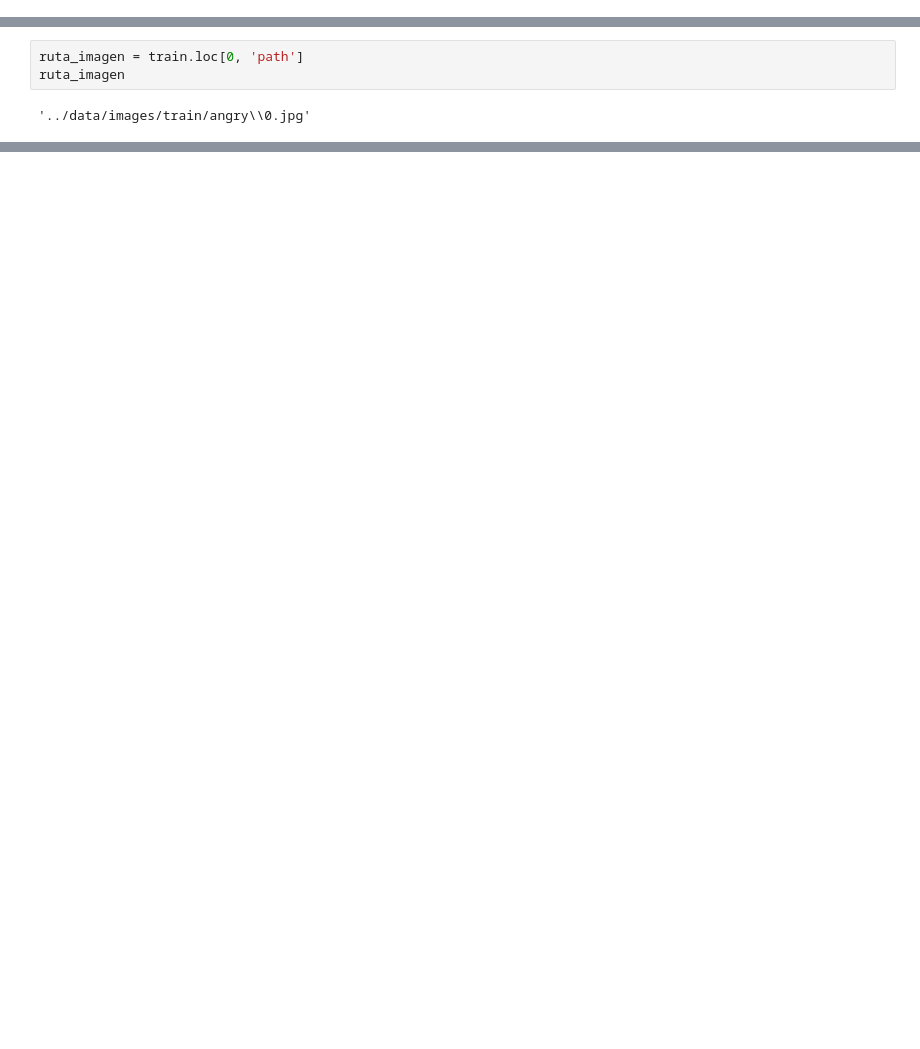
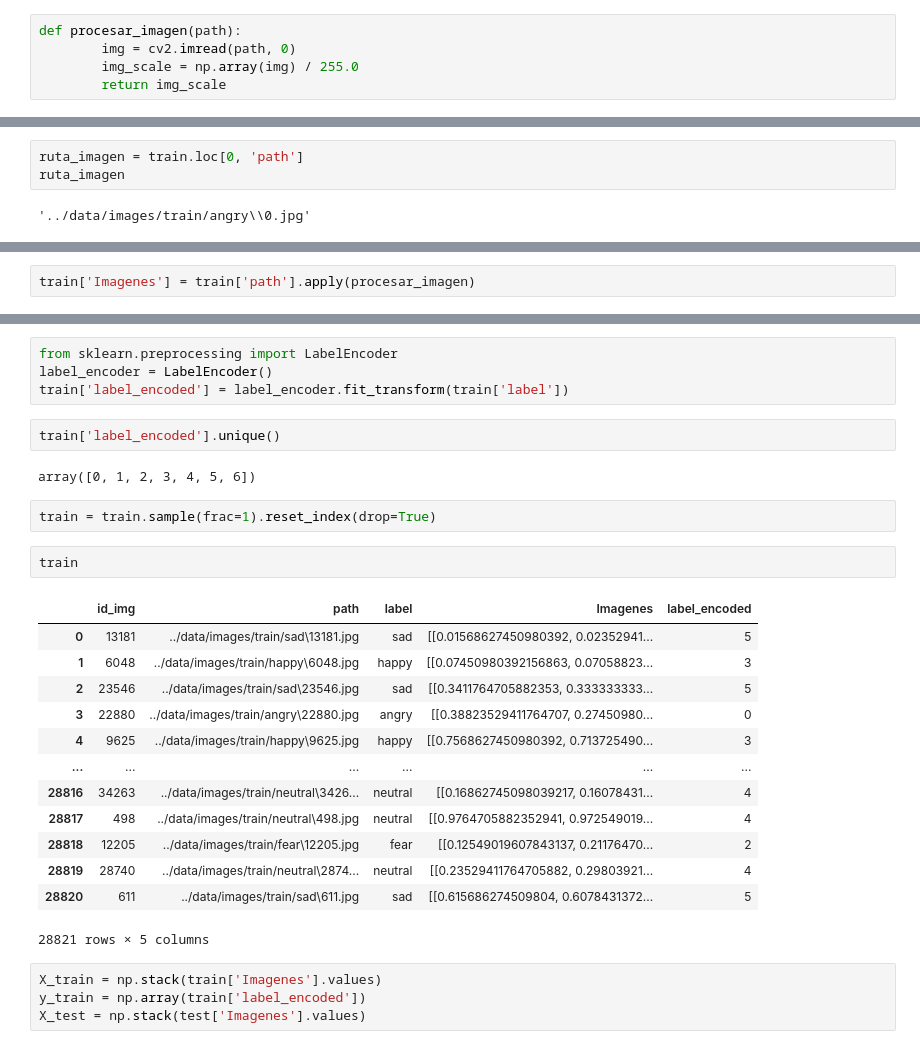
Before and after one commit to dardg24/EmoDecoder_Kaggle, a Jupyter notebook: data/borrador.ipynb, the cells around one changed output, grey strips where cells are left out. Saved outputs shown, nothing was run; the diff lists cells and outputs as text; blank space fills up the shorter version.

```diff
--- a/data/borrador.ipynb
+++ b/data/borrador.ipynb
@@ -8,2 +33,7 @@ import os
+# %%
+def procesar_imagen(path):
+        img = cv2.imread(path, 0)
+        img_scale = np.array(img) / 255.0
+        return img_scale
 # %%
 train = pd.read_csv('./train_set.csv')
@@ -60,0 +49,2 @@ plt.imshow(img)
+# %%
+train['Imagenes'] = train['path'].apply(procesar_imagen)
@@ -60,0 +69,30 @@ plt.imshow(img)
+# %%
+from sklearn.preprocessing import LabelEncoder
+label_encoder = LabelEncoder()
+train['label_encoded'] = label_encoder.fit_transform(train['label'])
+# %%
+train['label_encoded'].unique()
+# %% [output]
+array([0, 1, 2, 3, 4, 5, 6])
+# %%
+train = train.sample(frac=1).reset_index(drop=True)
+# %%
+train
+# %% [output]
+|  | id_img | path | label | Imagenes | label_encoded |
+| 0 | 13181 | ../data/images/train/sad\13181.jpg | sad | [[0.01568627450980392, 0.02352941... | 5 |
+| 1 | 6048 | ../data/images/train/happy\6048.jpg | happy | [[0.07450980392156863, 0.07058823... | 3 |
+| 2 | 23546 | ../data/images/train/sad\23546.jpg | sad | [[0.3411764705882353, 0.333333333... | 5 |
+| 3 | 22880 | ../data/images/train/angry\22880.jpg | angry | [[0.38823529411764707, 0.27450980... | 0 |
+| 4 | 9625 | ../data/images/train/happy\9625.jpg | happy | [[0.7568627450980392, 0.713725490... | 3 |
+| ... | ... | ... | ... | ... | ... |
+| 28816 | 34263 | ../data/images/train/neutral\3426... | neutral | [[0.16862745098039217, 0.16078431... | 4 |
+| 28817 | 498 | ../data/images/train/neutral\498.jpg | neutral | [[0.9764705882352941, 0.972549019... | 4 |
+| 28818 | 12205 | ../data/images/train/fear\12205.jpg | fear | [[0.12549019607843137, 0.21176470... | 2 |
+| 28819 | 28740 | ../data/images/train/neutral\2874... | neutral | [[0.23529411764705882, 0.29803921... | 4 |
+| 28820 | 611 | ../data/images/train/sad\611.jpg | sad | [[0.615686274509804, 0.6078431372... | 5 |
+28821 rows × 5 columns
+# %%
+X_train = np.stack(train['Imagenes'].values)
+y_train = np.array(train['label_encoded'])
+X_test = np.stack(test['Imagenes'].values)
```
Also changed, not shown: parts of 45 cells of this notebook.
